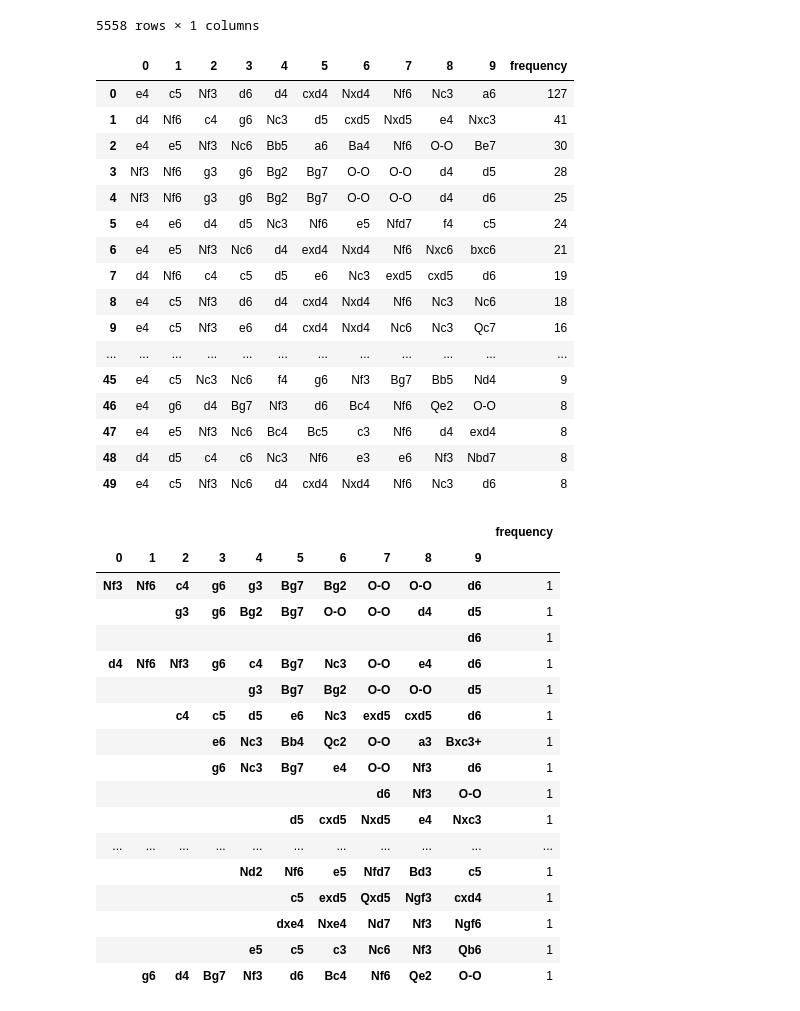
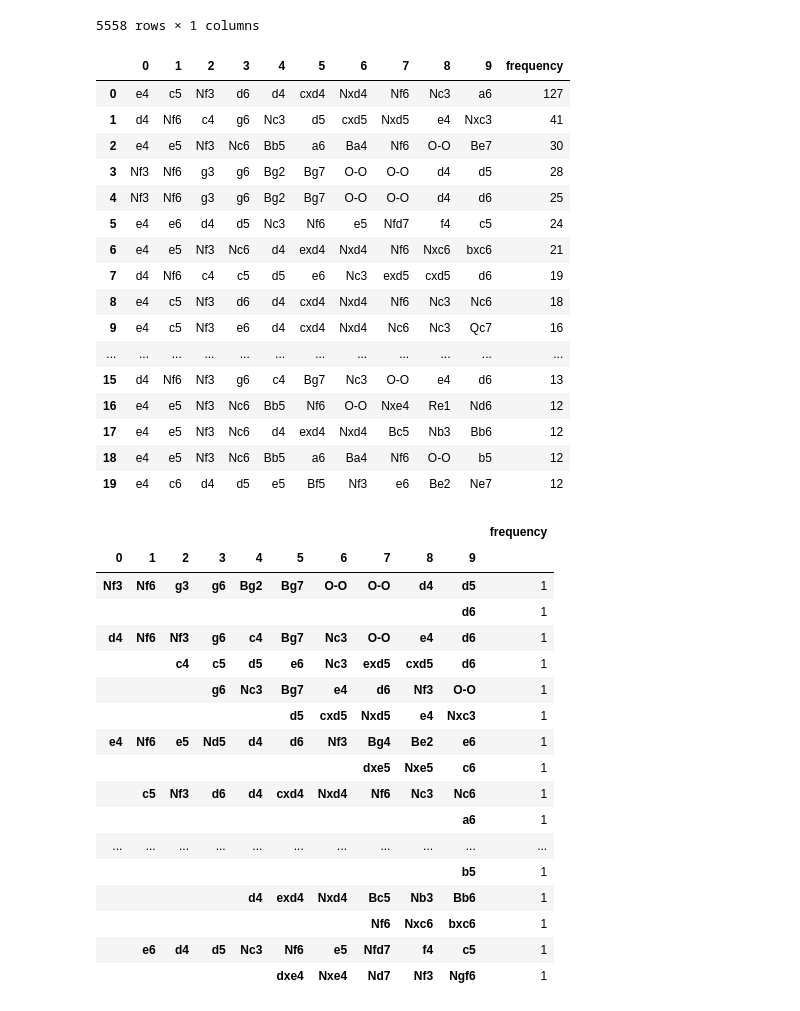
Before and after one commit to arditobryan/Projects, a Jupyter notebook: 20200526_Chess_Openings_Classifier/Chess_Clustering.ipynb, the cells around one changed output. Cells and saved outputs as stored; diff of their text form; code cells hidden in the pictures.

```diff
--- a/20200526_Chess_Openings_Classifier/Chess_Clustering.ipynb
+++ b/20200526_Chess_Openings_Classifier/Chess_Clustering.ipynb
@@ -157,7 +153,7 @@ final.to_csv('chess.csv')
 #import of already reset dataset
 final_ = pd.read_csv('/content/chess.csv')
 final_.columns = [0, 1, 2, 3, 4, 5, 6, 7, 8, 9, 'frequency']
-final_ = final_[0:50]
+final_ = final_[0:20]
 final_
 # %% [output]
 |  | 0 | 1 | 2 | 3 | 4 | 5 | 6 | 7 | 8 | 9 | frequency |
@@ -172,30 +168,30 @@ final_
 | 8 | e4 | c5 | Nf3 | d6 | d4 | cxd4 | Nxd4 | Nf6 | Nc3 | Nc6 | 18 |
 | 9 | e4 | c5 | Nf3 | e6 | d4 | cxd4 | Nxd4 | Nc6 | Nc3 | Qc7 | 16 |
 | ... | ... | ... | ... | ... | ... | ... | ... | ... | ... | ... | ... |
-| 45 | e4 | c5 | Nc3 | Nc6 | f4 | g6 | Nf3 | Bg7 | Bb5 | Nd4 | 9 |
-| 46 | e4 | g6 | d4 | Bg7 | Nf3 | d6 | Bc4 | Nf6 | Qe2 | O-O | 8 |
-| 47 | e4 | e5 | Nf3 | Nc6 | Bc4 | Bc5 | c3 | Nf6 | d4 | exd4 | 8 |
-| 48 | d4 | d5 | c4 | c6 | Nc3 | Nf6 | e3 | e6 | Nf3 | Nbd7 | 8 |
-| 49 | e4 | c5 | Nf3 | Nc6 | d4 | cxd4 | Nxd4 | Nf6 | Nc3 | d6 | 8 |
+| 15 | d4 | Nf6 | Nf3 | g6 | c4 | Bg7 | Nc3 | O-O | e4 | d6 | 13 |
+| 16 | e4 | e5 | Nf3 | Nc6 | Bb5 | Nf6 | O-O | Nxe4 | Re1 | Nd6 | 12 |
+| 17 | e4 | e5 | Nf3 | Nc6 | d4 | exd4 | Nxd4 | Bc5 | Nb3 | Bb6 | 12 |
+| 18 | e4 | e5 | Nf3 | Nc6 | Bb5 | a6 | Ba4 | Nf6 | O-O | b5 | 12 |
+| 19 | e4 | c6 | d4 | d5 | e5 | Bf5 | Nf3 | e6 | Be2 | Ne7 | 12 |
 # %%
 final_ = final_.groupby([0, 1, 2, 3, 4, 5, 6, 7, 8, 9], group_keys=True, squeeze=True, sort=True).count()
-final_[0:50]
+final_[0:20]
 # %% [output]
 |  |  |  |  |  |  |  |  |  |  | frequency |
 | 0 | 1 | 2 | 3 | 4 | 5 | 6 | 7 | 8 | 9 |  |
-| Nf3 | Nf6 | c4 | g6 | g3 | Bg7 | Bg2 | O-O | O-O | d6 | 1 |
-|  |  | g3 | g6 | Bg2 | Bg7 | O-O | O-O | d4 | d5 | 1 |
+| Nf3 | Nf6 | g3 | g6 | Bg2 | Bg7 | O-O | O-O | d4 | d5 | 1 |
 |  |  |  |  |  |  |  |  |  | d6 | 1 |
 | d4 | Nf6 | Nf3 | g6 | c4 | Bg7 | Nc3 | O-O | e4 | d6 | 1 |
-|  |  |  |  | g3 | Bg7 | Bg2 | O-O | O-O | d5 | 1 |
 |  |  | c4 | c5 | d5 | e6 | Nc3 | exd5 | cxd5 | d6 | 1 |
-|  |  |  | e6 | Nc3 | Bb4 | Qc2 | O-O | a3 | Bxc3+ | 1 |
-|  |  |  | g6 | Nc3 | Bg7 | e4 | O-O | Nf3 | d6 | 1 |
-|  |  |  |  |  |  |  | d6 | Nf3 | O-O | 1 |
+|  |  |  | g6 | Nc3 | Bg7 | e4 | d6 | Nf3 | O-O | 1 |
 |  |  |  |  |  | d5 | cxd5 | Nxd5 | e4 | Nxc3 | 1 |
+| e4 | Nf6 | e5 | Nd5 | d4 | d6 | Nf3 | Bg4 | Be2 | e6 | 1 |
+|  |  |  |  |  |  |  | dxe5 | Nxe5 | c6 | 1 |
+|  | c5 | Nf3 | d6 | d4 | cxd4 | Nxd4 | Nf6 | Nc3 | Nc6 | 1 |
+|  |  |  |  |  |  |  |  |  | a6 | 1 |
 | ... | ... | ... | ... | ... | ... | ... | ... | ... | ... | ... |
-|  |  |  |  | Nd2 | Nf6 | e5 | Nfd7 | Bd3 | c5 | 1 |
-|  |  |  |  |  | c5 | exd5 | Qxd5 | Ngf3 | cxd4 | 1 |
+|  |  |  |  |  |  |  |  |  | b5 | 1 |
+|  |  |  |  | d4 | exd4 | Nxd4 | Bc5 | Nb3 | Bb6 | 1 |
+|  |  |  |  |  |  |  | Nf6 | Nxc6 | bxc6 | 1 |
+|  | e6 | d4 | d5 | Nc3 | Nf6 | e5 | Nfd7 | f4 | c5 | 1 |
 |  |  |  |  |  | dxe4 | Nxe4 | Nd7 | Nf3 | Ngf6 | 1 |
-|  |  |  |  | e5 | c5 | c3 | Nc6 | Nf3 | Qb6 | 1 |
-|  | g6 | d4 | Bg7 | Nf3 | d6 | Bc4 | Nf6 | Qe2 | O-O | 1 |
```
Also changed, not shown: parts of 5 cells of this notebook.
